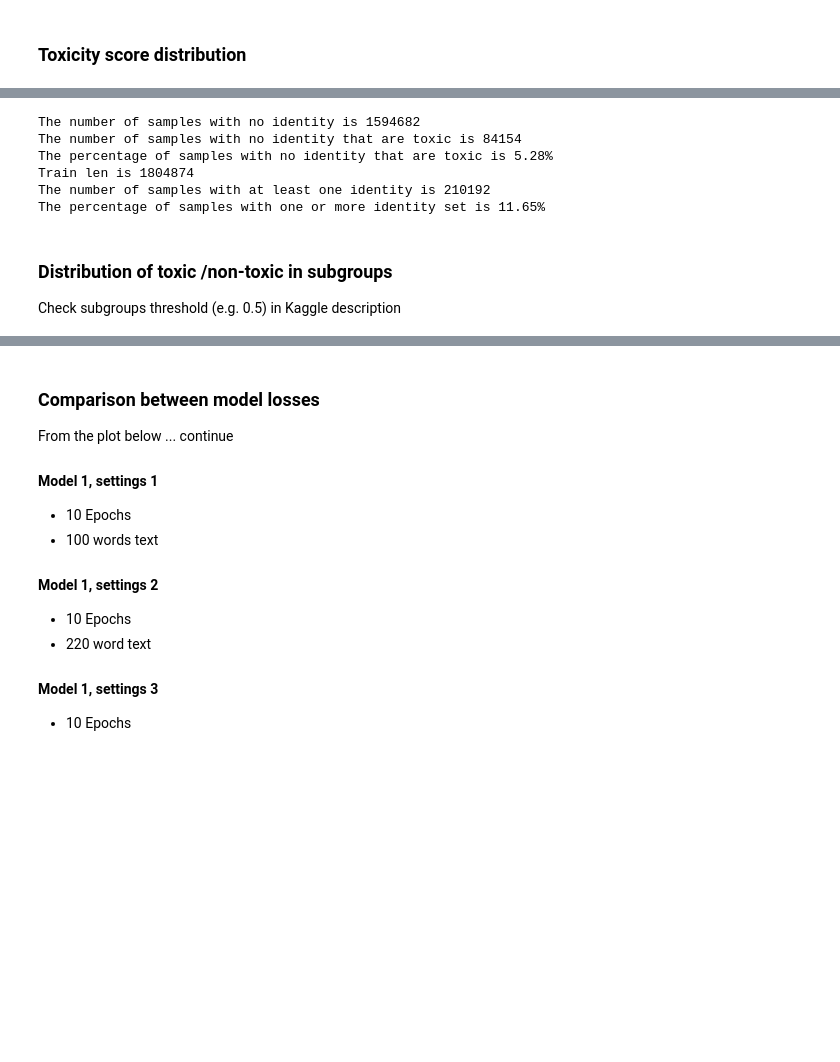
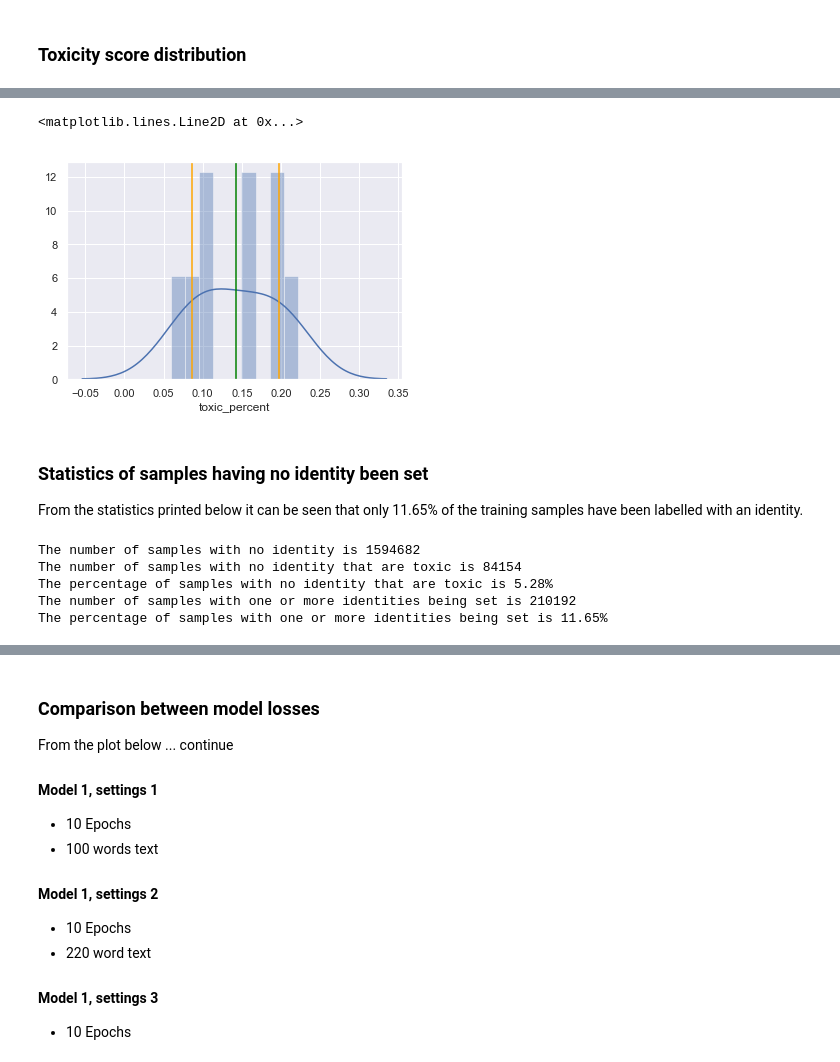
Before and after one commit to gromag/Machine-Learning-Engineer-Capstone-Project-Udacity, a Jupyter notebook: Captone Project.ipynb, the cells around one changed output, grey strips where cells are left out. Saved outputs shown, nothing was run; the diff lists cells and outputs as text; code cells hidden in the pictures; blank space fills up the shorter version.

```diff
--- a/Captone Project.ipynb
+++ b/Captone Project.ipynb
@@ -143,5 +172,4 @@ sns.distplot(explore.train['target'], \
 # %%
-toxic_stats = explore.calculate_toxic_stats_for_identities(threshold=0.0)
-
-print(toxic_stats)
+toxic_stats = explore.calculate_toxic_stats_for_identities(threshold=0.5)
+toxic_stats.sort_values(['toxic_percent', 'count'], axis=0, ascending=False)
 # %% [output]
@@ -158,3 +192,12 @@ print(toxic_stats)
+# %%
+t_percent = toxic_stats['toxic_percent']
+sns.distplot(t_percent, bins = 9)
+plt.axvline(t_percent.mean(), 0,12, color = 'green')
+plt.axvline(t_percent.mean() - t_percent.std(), 0,12, color= 'orange')
+plt.axvline(t_percent.mean() + t_percent.std(), 0,12, color= 'orange')
+# %% [output]
+<matplotlib.lines.Line2D at 0x...>
+[figure, added]
 # %%
 no_identity_train, identity_train = explore.calculate_no_identity_stats()
 # %%
@@ -163,6 +206,10 @@ no_identity_count = len(no_identity_train)
 no_identity_toxic_percent = no_identity_toxic_count / no_identity_count
 identity_count = len(identity_train)
 assert(identity_count  + no_identity_count == len(explore.train))
+# %% [markdown]
+### Statistics of samples having no identity been set
+
+From the statistics printed below it can be seen that only 11.65% of the training samples have been labelled with an identity.
 # %%
 print("The number of samples with no identity is {}"\
       .format(no_identity_count))
@@ -170,21 +217,13 @@ print("The number of samples with no identity that are toxic is {}"\
       .format(no_identity_toxic_count))
 print("The percentage of samples with no identity that are toxic is {0:.2f}% "\
       .format(no_identity_toxic_percent * 100))
-print("Train len is {}".format(len(explore.train)))
-print("The number of samples with at least one identity is {}"\
+print("The number of samples with one or more identities being set is {}"\
       .format(identity_count))
-print("The percentage of samples with one or more identity set is {0:.2f}%"\
+print("The percentage of samples with one or more identities being set is {0:.2f}%"\
       .format(identity_count/len(explore.train) * 100))
 # %% [output]
 The number of samples with no identity is 1594682
 The number of samples with no identity that are toxic is 84154
 The percentage of samples with no identity that are toxic is 5.28%
-Train len is 1804874
-The number of samples with at least one identity is 210192
-The percentage of samples with one or more identity set is 11.65%
+The number of samples with one or more identities being set is 210192
+The percentage of samples with one or more identities being set is 11.65%
-# %% [markdown]
-### Distribution of toxic /non-toxic in subgroups
-
-<span class="warn">
-    Check subgroups threshold (e.g. 0.5) in Kaggle description
-</span>
```
Also changed, not shown: parts of 27 cells of this notebook.
